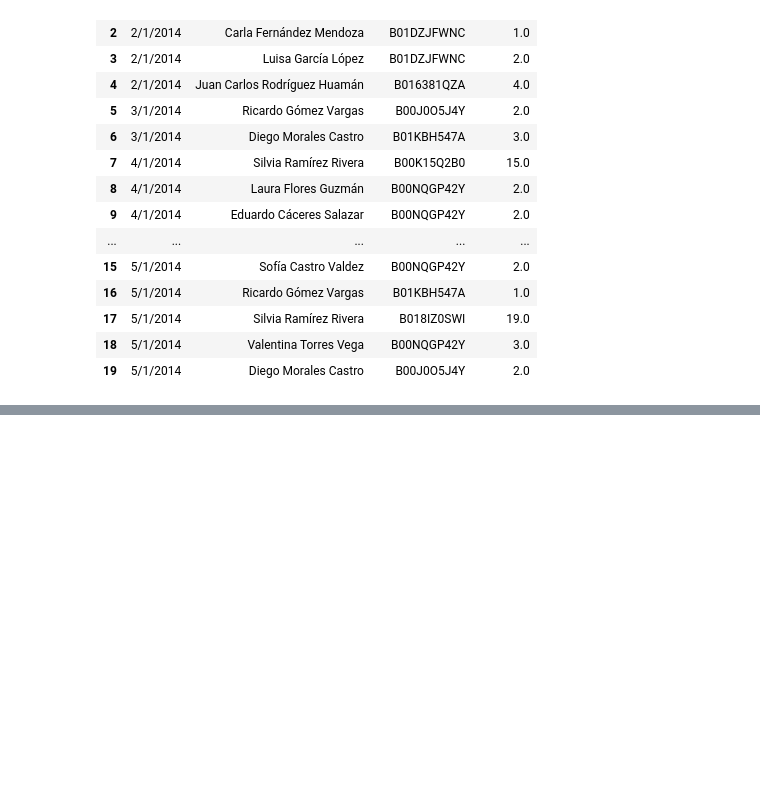
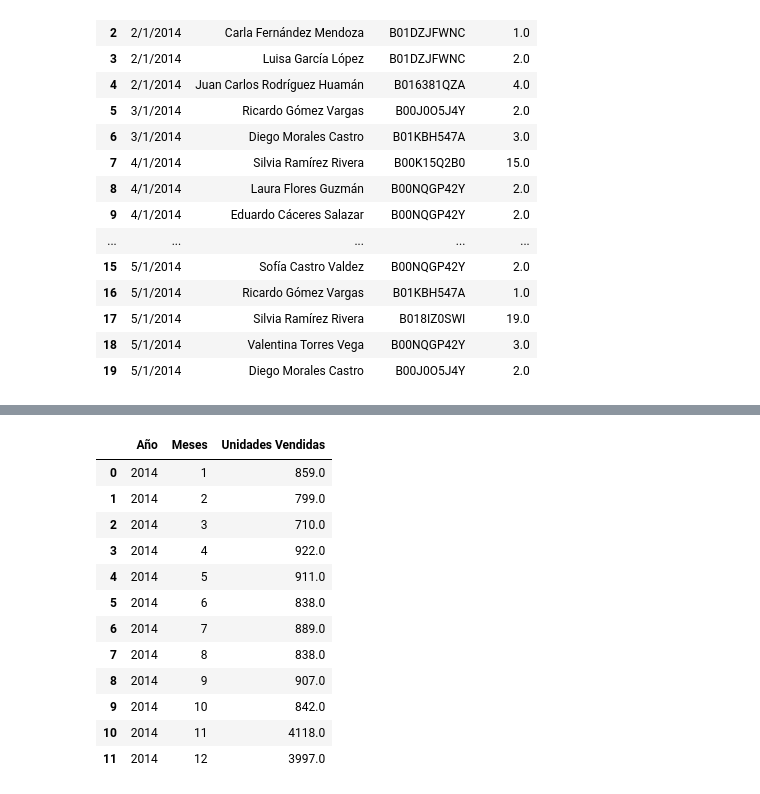
Before and after one commit to Maxterjs99/Fundamentos_Python, a Jupyter notebook: exercise_pandas.ipynb, the cells around one changed output, grey strips where cells are left out. Saved outputs shown, nothing was run; the diff lists cells and outputs as text; code cells hidden in the pictures; blank space fills up the shorter version.

```diff
--- a/exercise_pandas.ipynb
+++ b/exercise_pandas.ipynb
@@ -60,0 +81,18 @@ cellphones
+# %%
+df_plot = df_months[['Año', 'Meses','Unidades Vendidas']].groupby(['Año', 'Meses']).sum()
+df_plot = df_plot.reset_index()
+df_plot.head(12)
+# %% [output]
+|  | Año | Meses | Unidades Vendidas |
+| 0 | 2014 | 1 | 859.0 |
+| 1 | 2014 | 2 | 799.0 |
+| 2 | 2014 | 3 | 710.0 |
+| 3 | 2014 | 4 | 922.0 |
+| 4 | 2014 | 5 | 911.0 |
+| 5 | 2014 | 6 | 838.0 |
+| 6 | 2014 | 7 | 889.0 |
+| 7 | 2014 | 8 | 838.0 |
+| 8 | 2014 | 9 | 907.0 |
+| 9 | 2014 | 10 | 842.0 |
+| 10 | 2014 | 11 | 4118.0 |
+| 11 | 2014 | 12 | 3997.0 |
```
Also changed, not shown: parts of 6 cells of this notebook.
